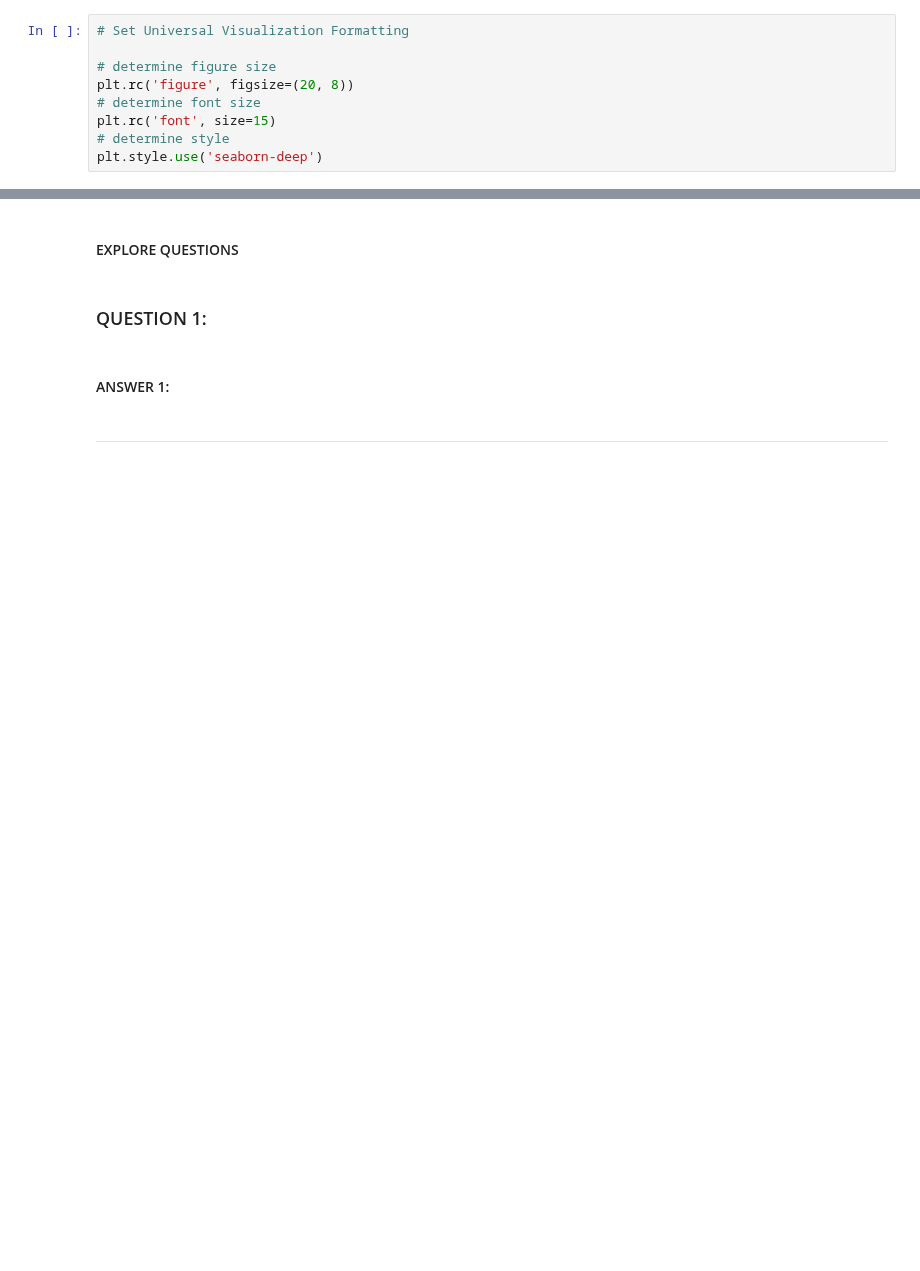
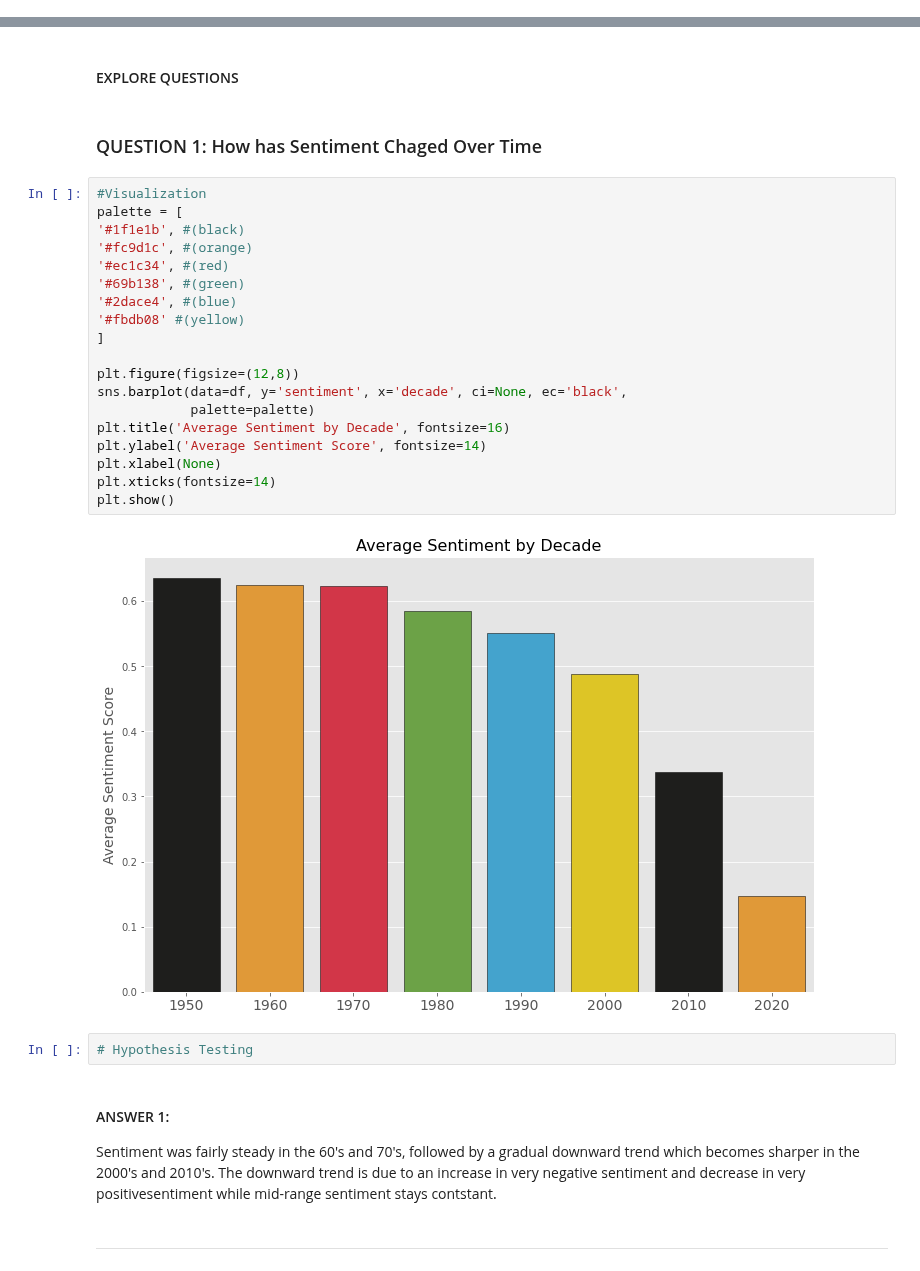
Before and after one commit to CBRJ-Lyrical-Metrics/lyrical-evolution-capstone, a Jupyter notebook: Drafts/draft_report.ipynb, the cells around one changed output, grey strips where cells are left out. Cells and saved outputs as stored; diff of their text form; blank space fills up the shorter version.

```diff
--- a/Drafts/draft_report.ipynb
+++ b/Drafts/draft_report.ipynb
@@ -235,14 +260,5 @@ from matplotlib.ticker import StrMethodFormatter
 from matplotlib import style
 from wordcloud import WordCloud
 import draft_explore as explore
-# %%
-# Set Universal Visualization Formatting
-
-# determine figure size
-plt.rc('figure', figsize=(20, 8))
-# determine font size
-plt.rc('font', size=15)
-# determine style
-plt.style.use('seaborn-deep')
 # %% [markdown]
 After acquiring and preparing the corpus, exploration was conducted. All univariate exploration was completed on the entire cleaned corpus in the workbook for this project. For the purpose of the final report, only the target variable will be displayed in order to reduce noise and provide focused context for the project. Following univariate exploration, the split sets (train, validate, and test samples) were utilized thorugh modeling, where only the train set was used for bivariate and multivariate exploration to prevent data leakage.
@@ -274,9 +271,33 @@ All bivariate exploration was conducted on the train corpus to prevent data leak
 # %% [markdown]
 #### EXPLORE QUESTIONS
 # %% [markdown]
-### QUESTION 1:
+### QUESTION 1: How has Sentiment Chaged Over Time
+# %%
+#Visualization
+palette = [
+'#1f1e1b', #(black)
+'#fc9d1c', #(orange)
+'#ec1c34', #(red)
+'#69b138', #(green)
+'#2dace4', #(blue)
+'#fbdb08' #(yellow)
+]
+
+plt.figure(figsize=(12,8))
+sns.barplot(data=df, y='sentiment', x='decade', ci=None, ec='black',
+            palette=palette)
+plt.title('Average Sentiment by Decade', fontsize=16)
+plt.ylabel('Average Sentiment Score', fontsize=14)
+plt.xlabel(None)
+plt.xticks(fontsize=14)
+plt.show()
+# %% [output]
+[figure, added]
+# %%
+# Hypothesis Testing
 # %% [markdown]
 #### ANSWER 1:
+Sentiment was fairly steady in the 60's and 70's, followed by a gradual downward trend which becomes sharper in the 2000's and 2010's. The downward trend is due to an increase in very negative sentiment and decrease in very positivesentiment while mid-range sentiment stays contstant.
 # %% [markdown]
 ---
 # %% [markdown]
```
Also changed, not shown: parts of 31 cells of this notebook.
